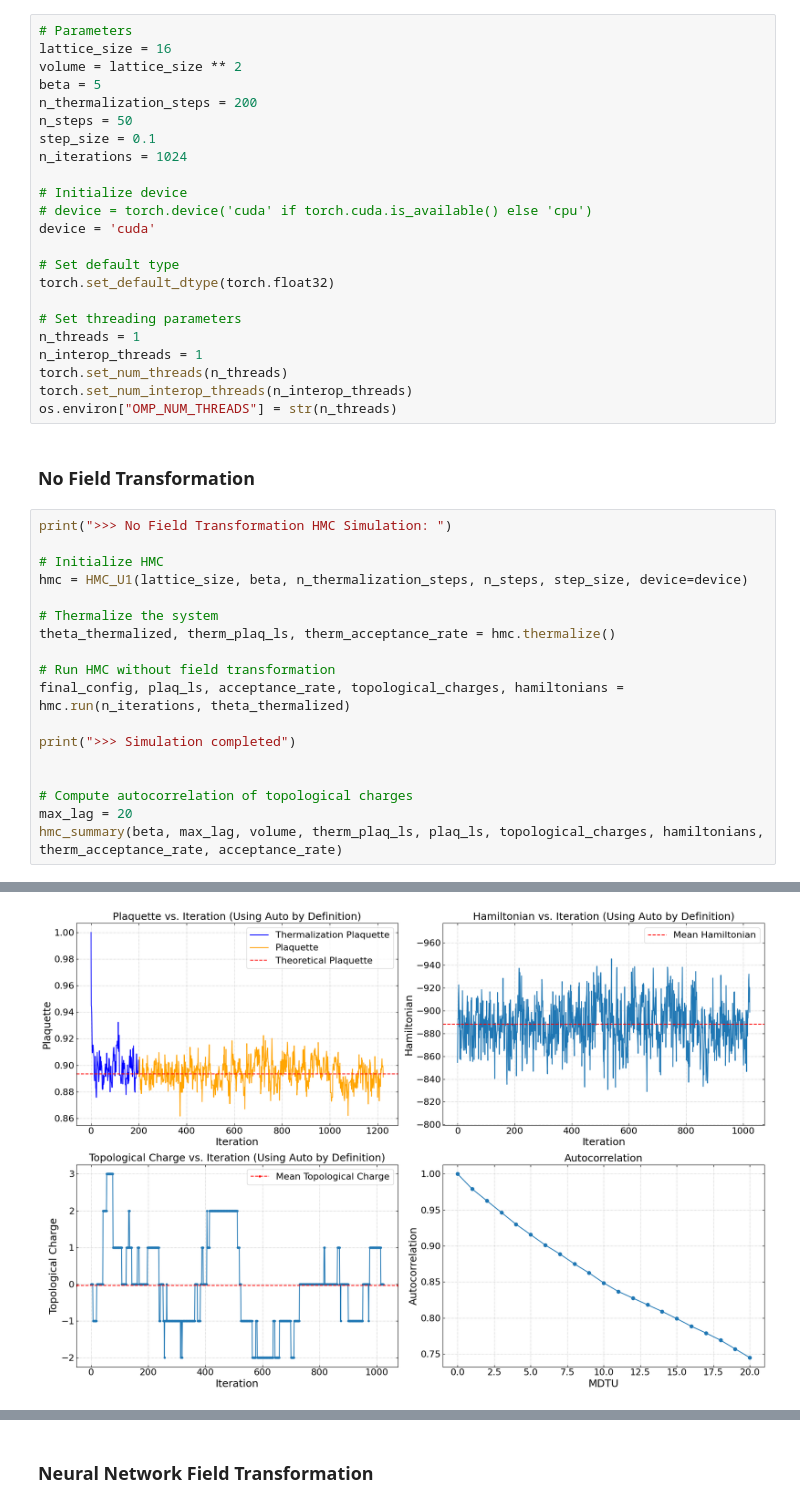
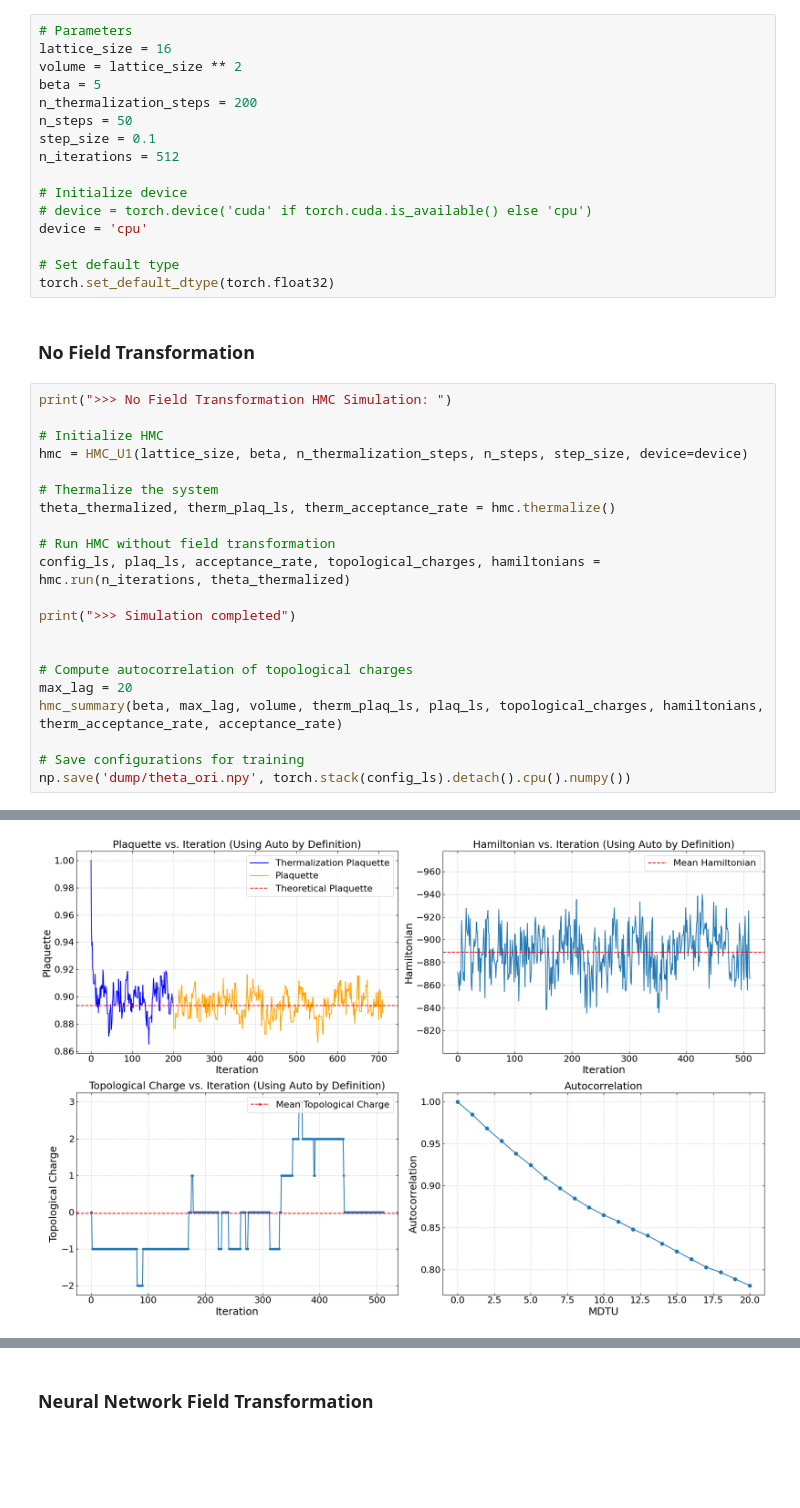
Before and after one commit to Greyyy-HJC/hmc_ft, a Jupyter notebook: 2d_u1/main.ipynb, the cells around one changed output, grey strips where cells are left out. Saved outputs shown, nothing was run; the diff lists cells and outputs as text; blank space fills up the shorter version.

Commit message:
new training

```diff
--- a/2d_u1/main.ipynb
+++ b/2d_u1/main.ipynb
@@ -13,43 +13,39 @@ beta = 5
 n_thermalization_steps = 200
 n_steps = 50
 step_size = 0.1
-n_iterations = 1024
+n_iterations = 512
 
 # Initialize device
 # device = torch.device('cuda' if torch.cuda.is_available() else 'cpu')
-device = 'cuda'
+device = 'cpu'
 
 # Set default type
 torch.set_default_dtype(torch.float32)
-
-# Set threading parameters
-n_threads = 1
-n_interop_threads = 1
-torch.set_num_threads(n_threads)
-torch.set_num_interop_threads(n_interop_threads)
-os.environ["OMP_NUM_THREADS"] = str(n_threads)
 # %% [markdown]
 ### No Field Transformation
 # %%
 print(">>> No Field Transformation HMC Simulation: ")
 
 # Initialize HMC
 hmc = HMC_U1(lattice_size, beta, n_thermalization_steps, n_steps, step_size, device=device)
 
 # Thermalize the system
 theta_thermalized, therm_plaq_ls, therm_acceptance_rate = hmc.thermalize()
 
 # Run HMC without field transformation
-final_config, plaq_ls, acceptance_rate, topological_charges, hamiltonians = hmc.run(n_iterations, theta_thermalized)
+config_ls, plaq_ls, acceptance_rate, topological_charges, hamiltonians = hmc.run(n_iterations, theta_thermalized)
 
 print(">>> Simulation completed")
 
 
 # Compute autocorrelation of topological charges
 max_lag = 20
 hmc_summary(beta, max_lag, volume, therm_plaq_ls, plaq_ls, topological_charges, hamiltonians, therm_acceptance_rate, acceptance_rate)
+
+# Save configurations for training
+np.save('dump/theta_ori.npy', torch.stack(config_ls).detach().cpu().numpy())
 # %% [output]
 >>> No Field Transformation HMC Simulation:
 >>> Simulation completed
-[figure, old version]
+[figure, new version]
 >>> Theoretical plaquette:  0.8933831370440852
```
Also changed, not shown: parts of 5 cells of this notebook, 23 other files.
